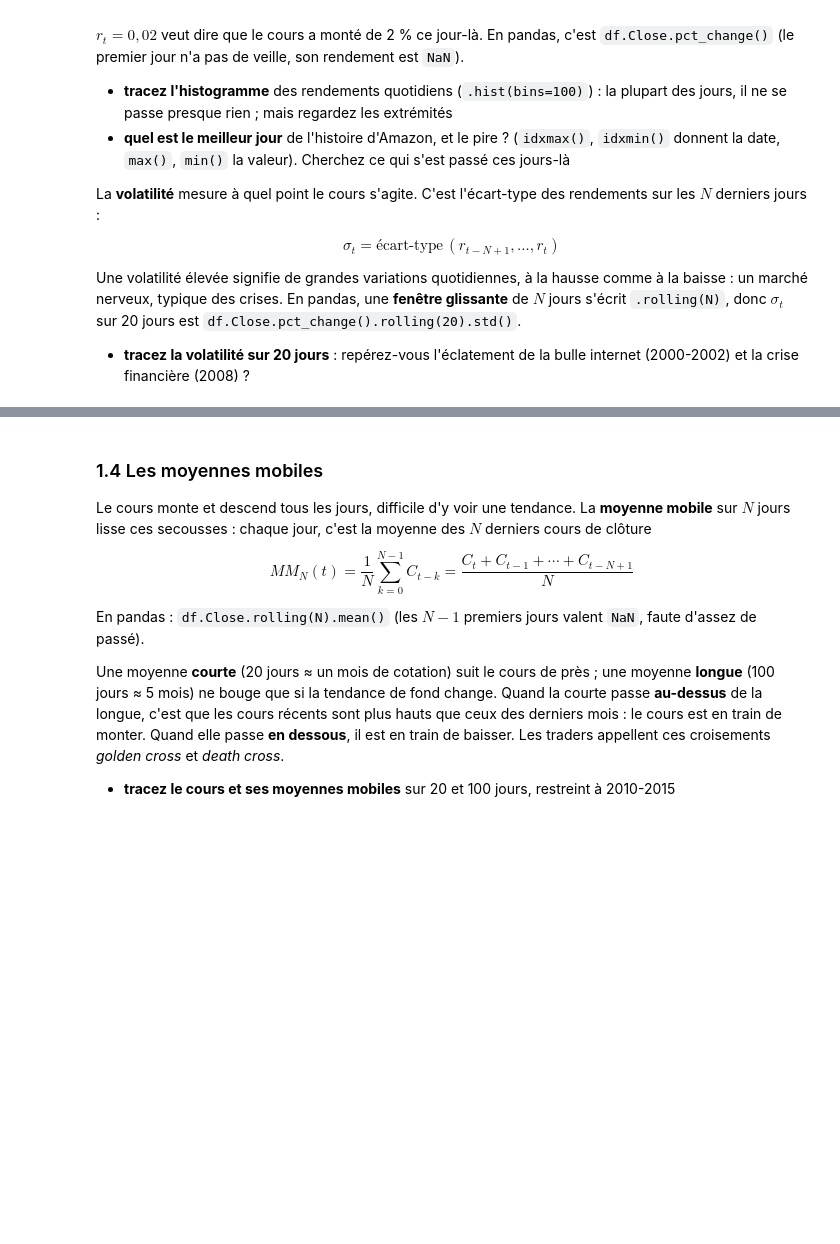
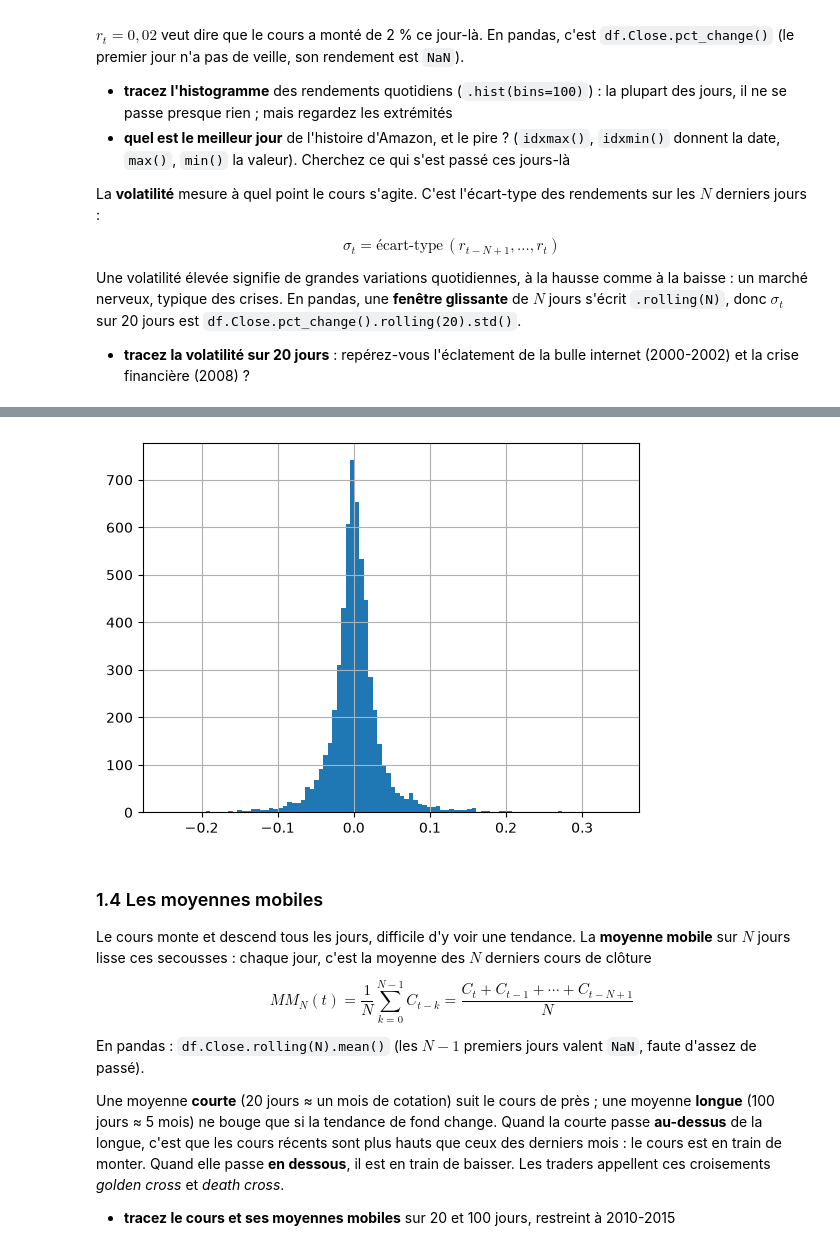
Before and after one commit to SIMVIA-lucas-sovre/projet-trading-pandas, a Jupyter notebook: groupe-1.ipynb, the cells around one changed output, grey strips where cells are left out. Drawn from its saved outputs; the diff is of its cells as text; code cells hidden in the pictures; blank space fills up the shorter version.

```diff
--- a/groupe-1.ipynb
+++ b/groupe-1.ipynb
@@ -173,4 +173,8 @@ En pandas, une **fenêtre glissante** de $N$ jours s'écrit `.rolling(N)`, donc
 
 - **tracez la volatilité sur 20 jours** : repérez-vous l'éclatement de la bulle internet (2000-2002) et la crise financière (2008) ?
 # %%
-# votre code
+df.Close.pct_change().hist(bins=100)
+df.Close.pct_change().idxmax(), df.Close.pct_change().idxmin()
+#Le 24 juillet 2001, Amazon chute fortement après l'annonce de résultats décevants et de perspectives de croissance revues à la baisse, ce qui inquiète les investisseurs quant à sa rentabilité future.
+#Le 26 novembre 2001, l'action rebondit fortement grâce aux signes encourageants des ventes du week-end de Thanksgiving, qui renforcent l'optimisme des marchés sur les perspectives commerciales d'Amazon.
+# %% [output]
@@ -177,3 +182,4 @@ En pandas, une **fenêtre glissante** de $N$ jours s'écrit `.rolling(N)`, donc
+[figure, added]
 # %% [markdown]
 ### 1.4 Les moyennes mobiles
 
```
Also changed, not shown: parts of 3 cells of this notebook.
